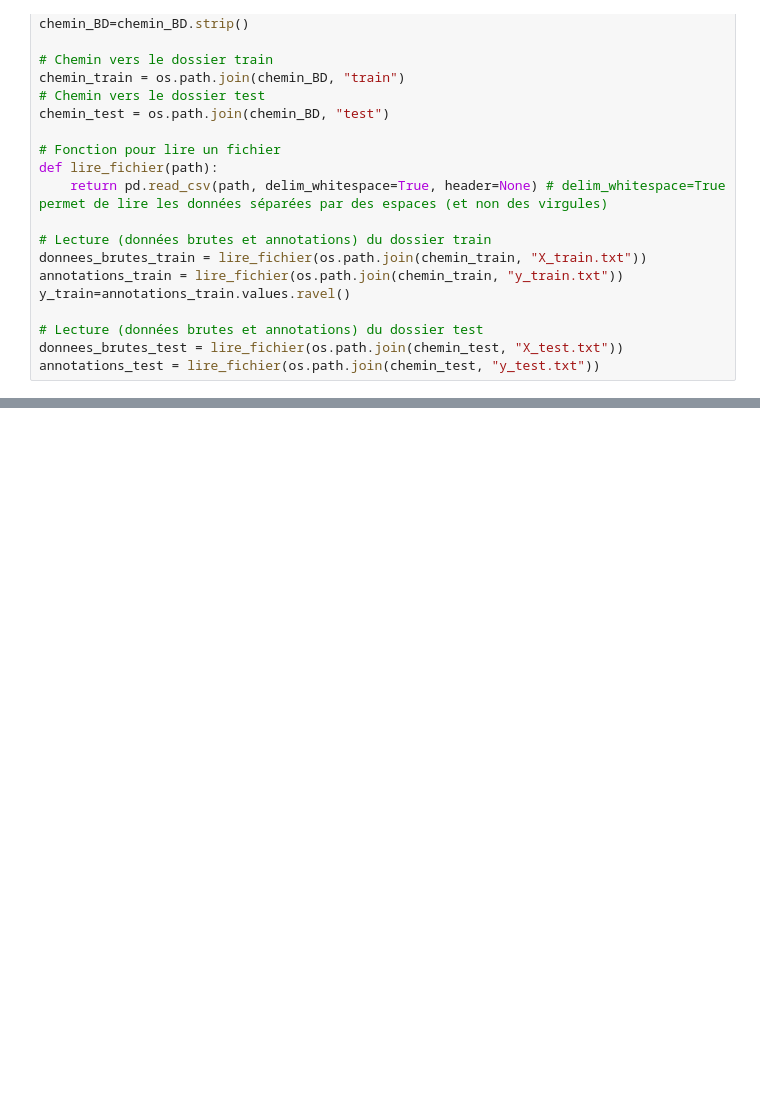
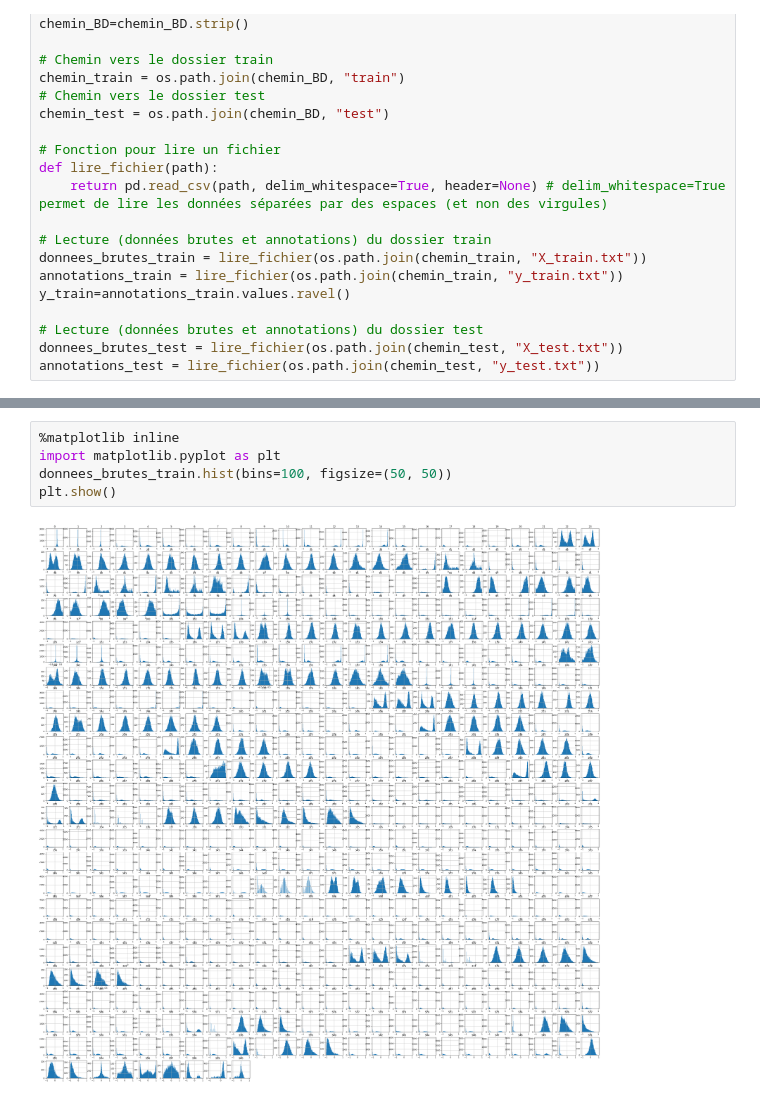
Before and after one commit to Fabien-Airaud/TrackMyMoves, a Jupyter notebook: ActivityRecognition/ActivityRecognition.ipynb, the cells around one changed output, grey strips where cells are left out. Saved outputs shown, nothing was run; the diff lists cells and outputs as text; blank space fills up the shorter version.

Commit message:
Add visualization of the dataset

```diff
--- a/ActivityRecognition/ActivityRecognition.ipynb
+++ b/ActivityRecognition/ActivityRecognition.ipynb
@@ -30,0 +64,7 @@ annotations_test = lire_fichier(os.path.join(chemin_test, "y_test.txt"))
+# %%
+%matplotlib inline
+import matplotlib.pyplot as plt
+donnees_brutes_train.hist(bins=100, figsize=(50, 50))
+plt.show()
+# %% [output]
+[figure, added]
```
Also changed, not shown: parts of 4 cells of this notebook.
